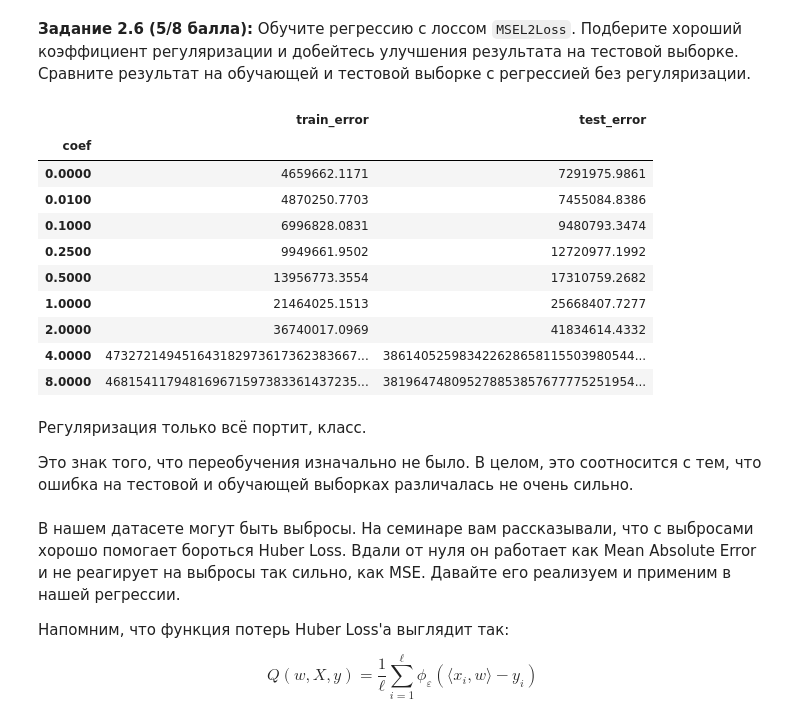
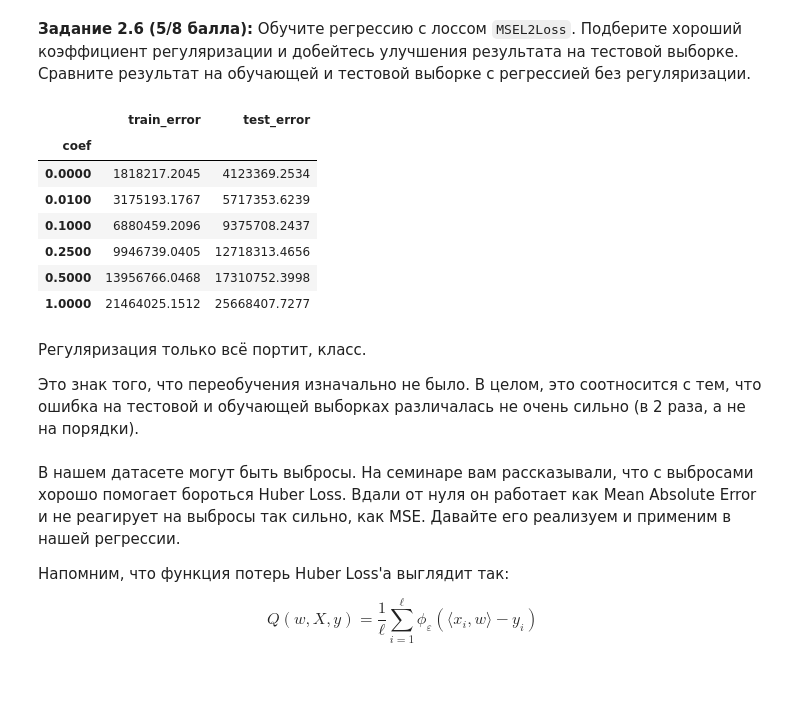
Before and after one commit to Bosbobos/IAD, a Jupyter notebook: MachineLeariningBasics/hw05_gd/hw05_gd.ipynb, the cells around one changed output. Drawn from its saved outputs; the diff is of its cells as text; code cells hidden in the pictures; blank space fills up the shorter version.

```diff
--- a/MachineLeariningBasics/hw05_gd/hw05_gd.ipynb
+++ b/MachineLeariningBasics/hw05_gd/hw05_gd.ipynb
@@ -500,7 +500,7 @@ class LinearRegression:
         # Добавляем столбец из единиц для константного признака
         X = np.hstack([X, np.ones([X.shape[0], 1])])
         w_init = np.random.uniform(-2, 2, (X.shape[1]))
-        path = gradient_descent(w_init, X, y, self.loss, self.lr, 100)
+        path = gradient_descent(w_init, X, y, self.loss, self.lr, 10000)
         self.w = path[-1]
         return self
 
@@ -664,32 +664,29 @@ linear_regression = LinearRegression(MSEL2Loss(0.1))
 # %% [markdown]
 **Задание 2.6 (5/8 балла):** Обучите регрессию с лоссом `MSEL2Loss`. Подберите хороший коэффициент регуляризации и добейтесь улучшения результата на тестовой выборке. Сравните результат на обучающей и тестовой выборке с регрессией без регуляризации.
 # %%
-coeffs = [0.01, 0.1, 0.25, 0.5, 1, 2, 4, 8]
+coeffs = [0.01, 0.1, 0.25, 0.5, 1]
 for coef in coeffs:
     loss2 = MSEL2Loss(coef)
     linreg2 = LinearRegression(loss2).fit(x_train, y_train)
     results_df.loc[coef] = {
         'coef': coef,
         'train_error': mean_squared_error(y_train, linreg2.predict(x_train)),
         'test_error': mean_squared_error(y_test, linreg2.predict(x_test))
     }
 results_df
 # %% [output]
 |  | train_error | test_error |
 | coef |  |  |
-| 0.0000 | 4659662.1171 | 7291975.9861 |
-| 0.0100 | 4870250.7703 | 7455084.8386 |
-| 0.1000 | 6996828.0831 | 9480793.3474 |
-| 0.2500 | 9949661.9502 | 12720977.1992 |
-| 0.5000 | 13956773.3554 | 17310759.2682 |
-| 1.0000 | 21464025.1513 | 25668407.7277 |
-| 2.0000 | 36740017.0969 | 41834614.4332 |
-| 4.0000 | 473272149451643182973617362383667... | 386140525983422628658115503980544... |
-| 8.0000 | 468154117948169671597383361437235... | 381964748095278853857677775251954... |
+| 0.0000 | 1818217.2045 | 4123369.2534 |
+| 0.0100 | 3175193.1767 | 5717353.6239 |
+| 0.1000 | 6880459.2096 | 9375708.2437 |
+| 0.2500 | 9946739.0405 | 12718313.4656 |
+| 0.5000 | 13956766.0468 | 17310752.3998 |
+| 1.0000 | 21464025.1512 | 25668407.7277 |
 # %% [markdown]
 Регуляризация только всё портит, класс.
 
-Это знак того, что переобучения изначально не было. В целом, это соотносится с тем, что ошибка на тестовой и обучающей выборках различалась не очень сильно.
+Это знак того, что переобучения изначально не было. В целом, это соотносится с тем, что ошибка на тестовой и обучающей выборках различалась не очень сильно (в 2 раза, а не на порядки).
 # %% [markdown]
 В нашем датасете могут быть выбросы. На семинаре вам рассказывали, что с выбросами хорошо помогает бороться Huber Loss. Вдали от нуля он работает как Mean Absolute Error и не реагирует на выбросы так сильно, как MSE. Давайте его реализуем и применим в нашей регрессии.
 
```
Also changed, not shown: parts of 16 cells of this notebook.
